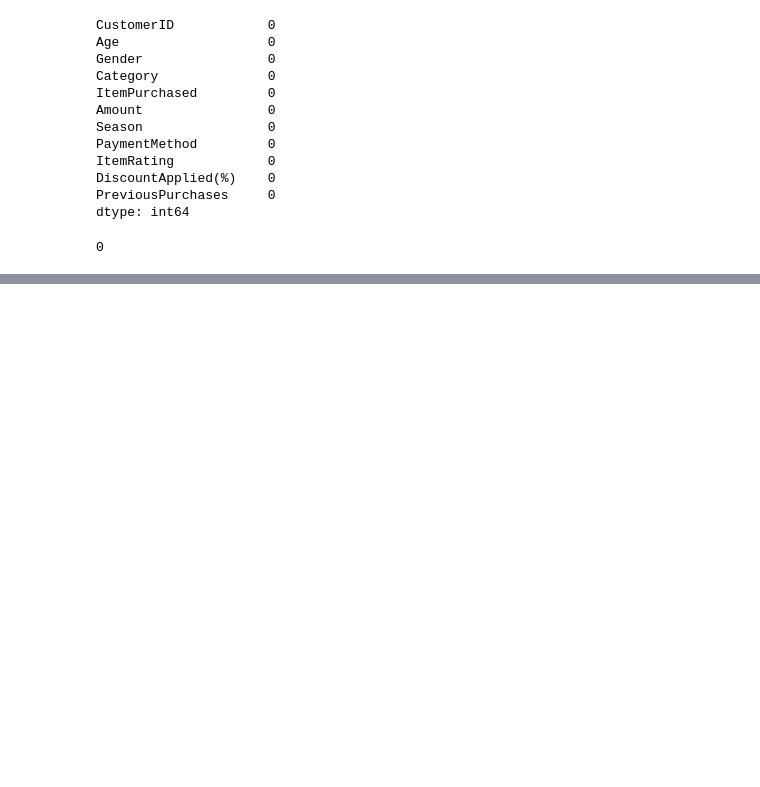
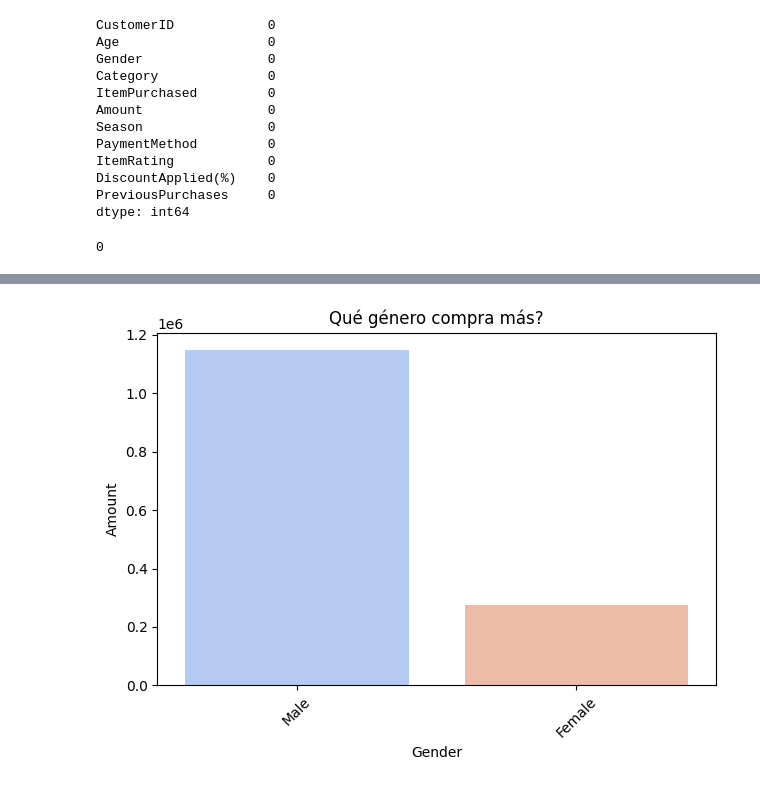
Before and after one commit to carmele9/Retail_Store_Sales_Prediction, a Jupyter notebook: notebooks/analysis.ipynb, the cells around one changed output, grey strips where cells are left out. Drawn from its saved outputs; the diff is of its cells as text; code cells hidden in the pictures; blank space fills up the shorter version.

```diff
--- a/notebooks/analysis.ipynb
+++ b/notebooks/analysis.ipynb
@@ -128,0 +117,12 @@ plt.show()
+# %%
+df_gender = df.groupby('Gender')['Amount'].sum().sort_values(ascending=False).reset_index()
+
+sns.barplot(data = df_gender, x = 'Gender', y = 'Amount', hue='Gender', palette='coolwarm', legend=False)
+plt.xticks(rotation = 45)
+plt.xlabel('Gender')
+plt.ylabel('Amount')
+plt.title('Qué género compra más?')
+plt.tight_layout()
+plt.show()
+# %% [output]
+[figure, added]
```
Also changed, not shown: parts of 12 cells of this notebook, 2 other files.
